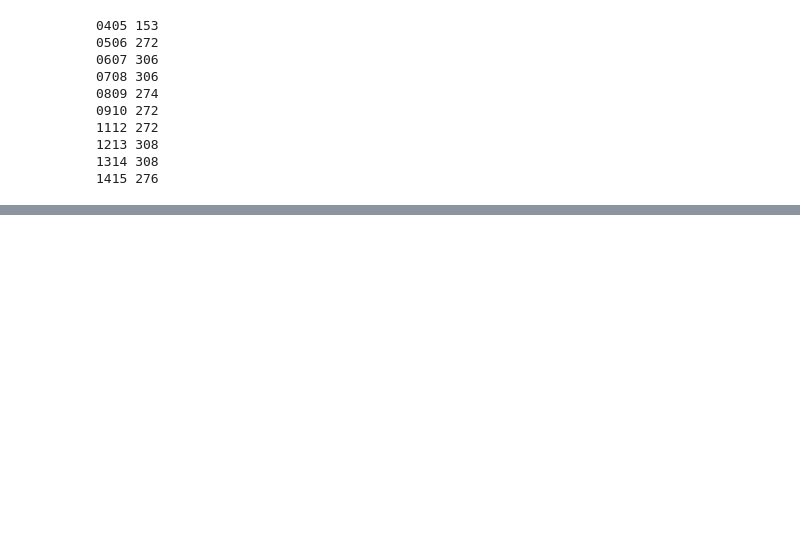
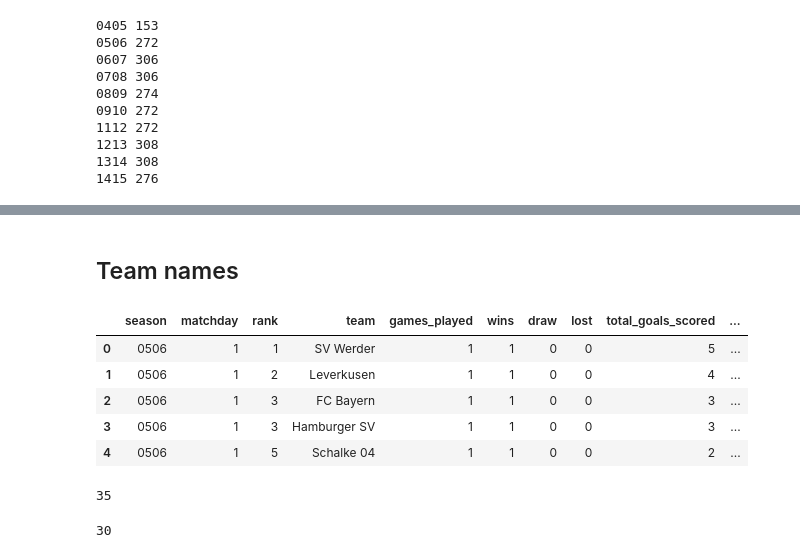
Before and after one commit to omlnaut/betting, a Jupyter notebook: scripts/processing/kaggle/processing.ipynb, the cells around one changed output, grey strips where cells are left out. Saved outputs shown, nothing was run; the diff lists cells and outputs as text; code cells hidden in the pictures; blank space fills up the shorter version.

```diff
--- a/scripts/processing/kaggle/processing.ipynb
+++ b/scripts/processing/kaggle/processing.ipynb
@@ -88,0 +153,24 @@ for season,group in buli_df.groupby('season'):
+# %% [markdown]
+## Team names
+# %%
+standings = pd.read_feather(meta_path/'standings.feather')
+standings.head()
+# %% [output]
+|  | season | matchday | rank | team | games_played | wins | draw | lost | total_goals_scored | ... |
+| 0 | 0506 | 1 | 1 | SV Werder | 1 | 1 | 0 | 0 | 5 | ... |
+| 1 | 0506 | 1 | 2 | Leverkusen | 1 | 1 | 0 | 0 | 4 | ... |
+| 2 | 0506 | 1 | 3 | FC Bayern | 1 | 1 | 0 | 0 | 3 | ... |
+| 3 | 0506 | 1 | 3 | Hamburger SV | 1 | 1 | 0 | 0 | 3 | ... |
+| 4 | 0506 | 1 | 5 | Schalke 04 | 1 | 1 | 0 | 0 | 2 | ... |
+# %%
+league = 'bundesliga'
+league_standings = standings.loc[standings.league==league, :].copy()
+target_teams = list(league_standings.team.unique())
+len(target_teams)
+# %% [output]
+35
+# %%
+actual_teams = list(buli_df.home_team.unique())
+len(actual_teams)
+# %% [output]
+30
```
Also changed, not shown: parts of 33 cells of this notebook, 4 other files.
